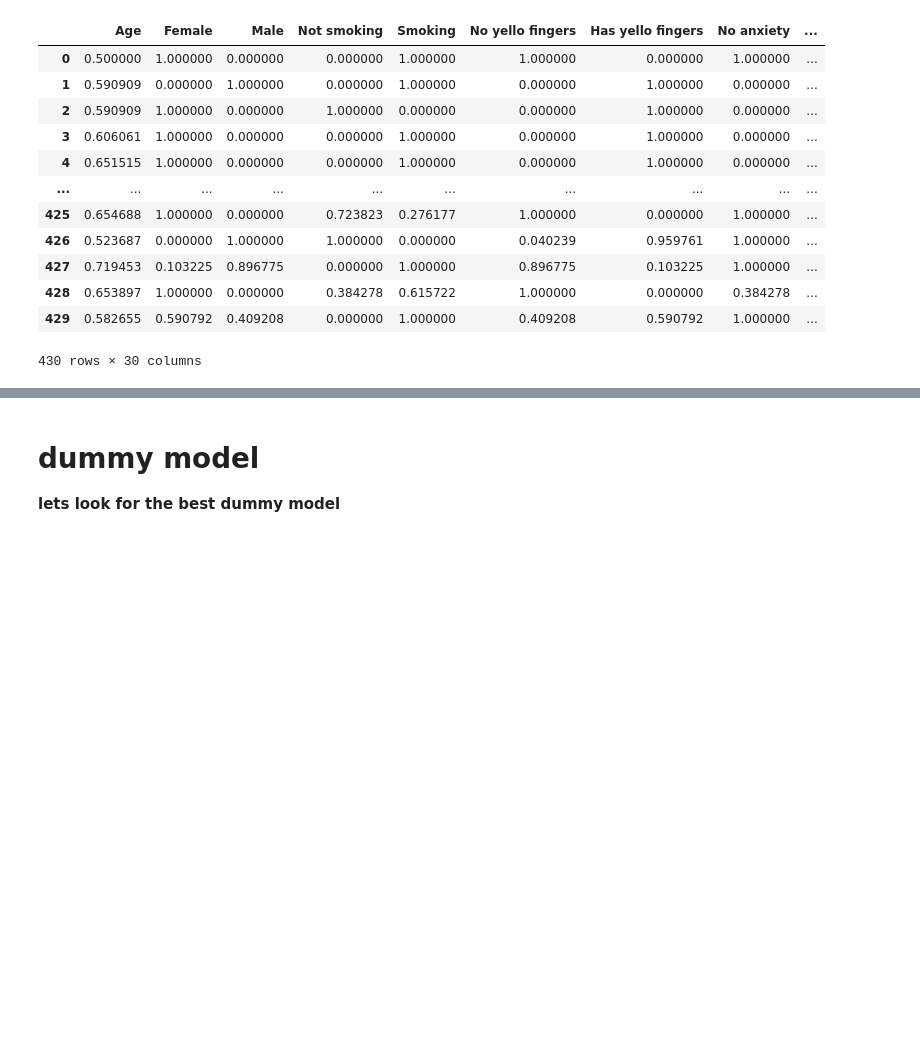
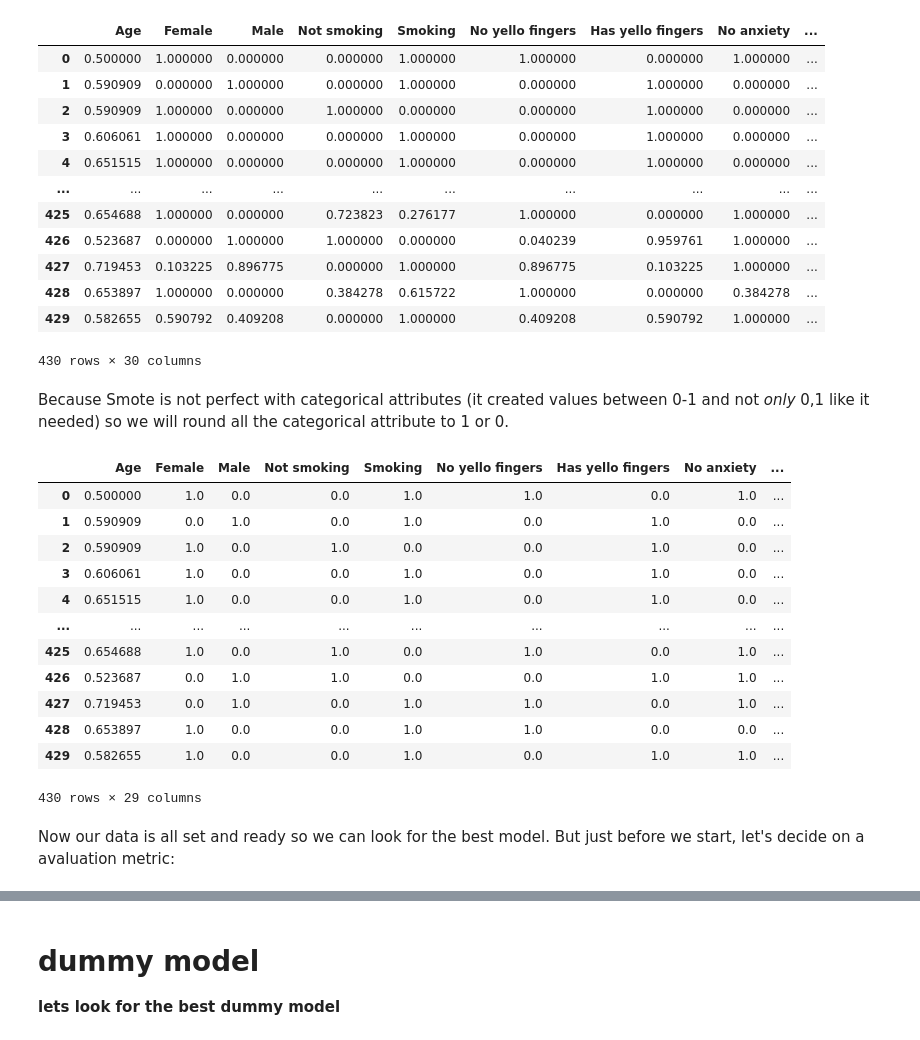
Before and after one commit to GitlerIsrael/Lung-cancer-model, a Jupyter notebook: Lung cancer AI project.ipynb, the cells around one changed output, grey strips where cells are left out. Cells and saved outputs as stored; diff of their text form; code cells hidden in the pictures; blank space fills up the shorter version.

```diff
--- a/Lung cancer AI project.ipynb
+++ b/Lung cancer AI project.ipynb
@@ -614,3 +613,27 @@ scaled_upsample_train_set
 | 428 | 0.653897 | 1.000000 | 0.000000 | 0.384278 | 0.615722 | 1.000000 | 0.000000 | 0.384278 | ... |
 | 429 | 0.582655 | 0.590792 | 0.409208 | 0.000000 | 1.000000 | 0.409208 | 0.590792 | 1.000000 | ... |
 430 rows × 30 columns
+# %% [markdown]
+Because Smote is not perfect with categorical attributes (it created values between 0-1 and not *only* 0,1 like it needed) so we will round all the categorical attribute to 1 or 0.
+# %%
+age = (x_res.Age).copy()
+x_res = round(x_res)
+x_res['Age'] = age
+x_res
+# %% [output]
+|  | Age | Female | Male | Not smoking | Smoking | No yello fingers | Has yello fingers | No anxiety | ... |
+| 0 | 0.500000 | 1.0 | 0.0 | 0.0 | 1.0 | 1.0 | 0.0 | 1.0 | ... |
+| 1 | 0.590909 | 0.0 | 1.0 | 0.0 | 1.0 | 0.0 | 1.0 | 0.0 | ... |
+| 2 | 0.590909 | 1.0 | 0.0 | 1.0 | 0.0 | 0.0 | 1.0 | 0.0 | ... |
+| 3 | 0.606061 | 1.0 | 0.0 | 0.0 | 1.0 | 0.0 | 1.0 | 0.0 | ... |
+| 4 | 0.651515 | 1.0 | 0.0 | 0.0 | 1.0 | 0.0 | 1.0 | 0.0 | ... |
+| ... | ... | ... | ... | ... | ... | ... | ... | ... | ... |
+| 425 | 0.654688 | 1.0 | 0.0 | 1.0 | 0.0 | 1.0 | 0.0 | 1.0 | ... |
+| 426 | 0.523687 | 0.0 | 1.0 | 1.0 | 0.0 | 0.0 | 1.0 | 1.0 | ... |
+| 427 | 0.719453 | 0.0 | 1.0 | 0.0 | 1.0 | 1.0 | 0.0 | 1.0 | ... |
+| 428 | 0.653897 | 1.0 | 0.0 | 0.0 | 1.0 | 1.0 | 0.0 | 0.0 | ... |
+| 429 | 0.582655 | 1.0 | 0.0 | 0.0 | 1.0 | 0.0 | 1.0 | 1.0 | ... |
+430 rows × 29 columns
+# %% [markdown]
+Now our data is all set and ready so we can look for the best model.
+But just before we start, let's decide on a avaluation metric:
```
Also changed, not shown: parts of 73 cells of this notebook, 1 other file.
